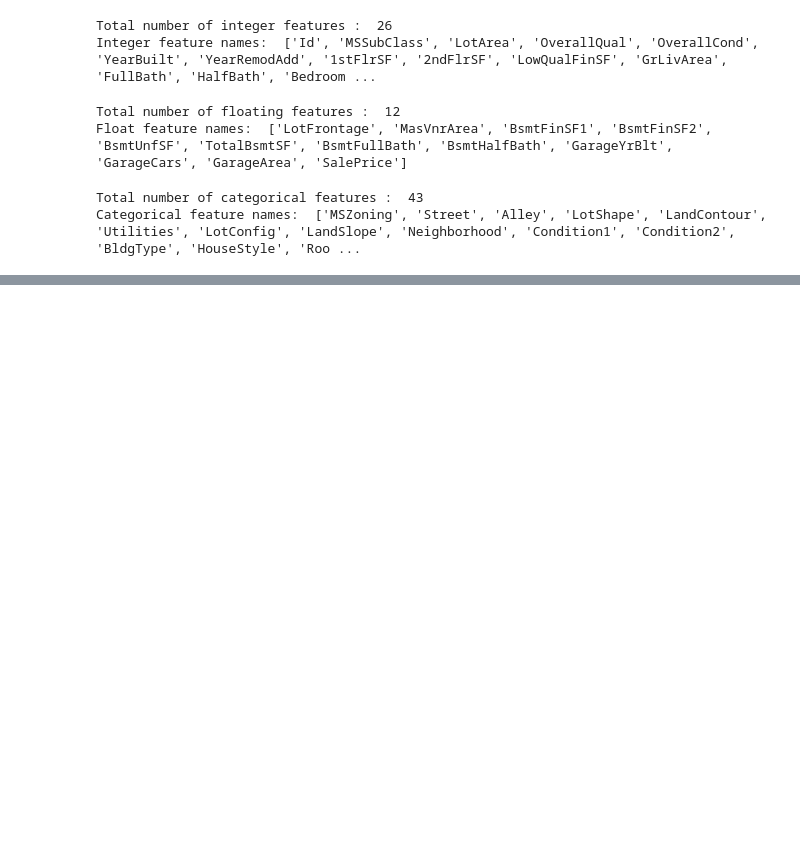
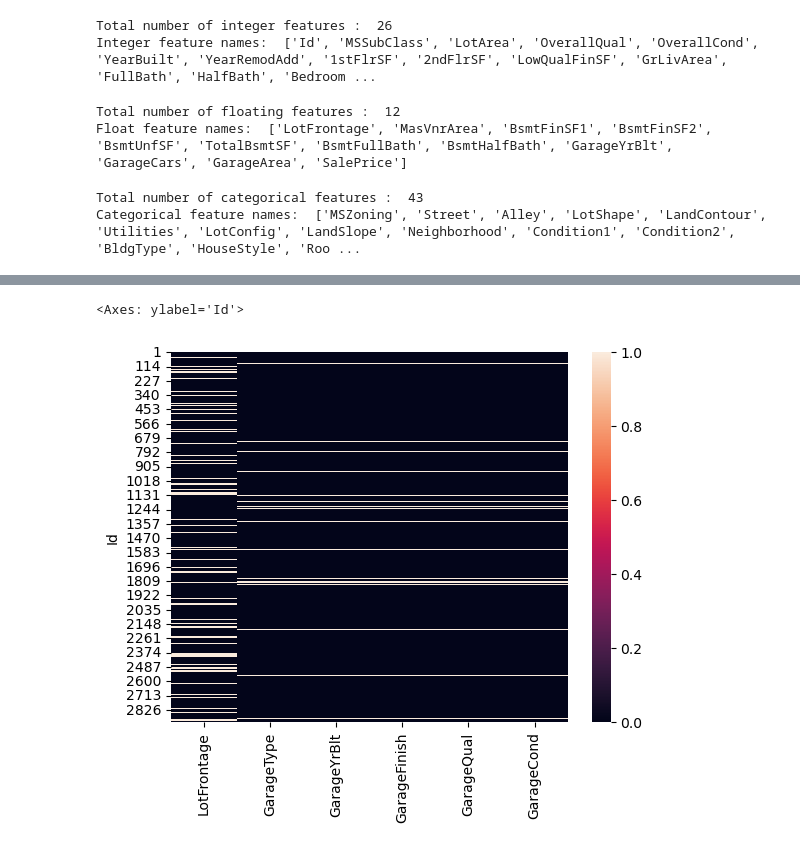
Before and after one commit to SayokSanyal7/House_Price_Prediction_Regression_, a Jupyter notebook: house_price_prediction_1.ipynb, the cells around one changed output, grey strips where cells are left out. Saved outputs shown, nothing was run; the diff lists cells and outputs as text; code cells hidden in the pictures; blank space fills up the shorter version.

```diff
--- a/house_price_prediction_1.ipynb
+++ b/house_price_prediction_1.ipynb
@@ -142,0 +217,3 @@ Categorical feature names:  ['MSZoning', 'Street', 'Alley', 'LotShape', 'LandCon
+# %%
+null_percent = df.isnull().sum()/df.shape[0]*100
+null_percent
@@ -142,0 +268,4 @@ Categorical feature names:  ['MSZoning', 'Street', 'Alley', 'LotShape', 'LandCon
+# %%
+""" As per domain knowledge we will not drop FireplaceQu feature, instead None value we will add constant value NA"""
+miss_value_5_20_perc = null_percent[(null_percent > 5) & (null_percent < 21)]
+miss_value_5_20_perc
@@ -142,0 +290,5 @@ Categorical feature names:  ['MSZoning', 'Street', 'Alley', 'LotShape', 'LandCon
+# %%
+sns.heatmap(df[miss_value_5_20_perc.keys()].isnull())
+# %% [output]
+<Axes: ylabel='Id'>
+[figure, added]
```
Also changed, not shown: parts of 18 cells of this notebook.
